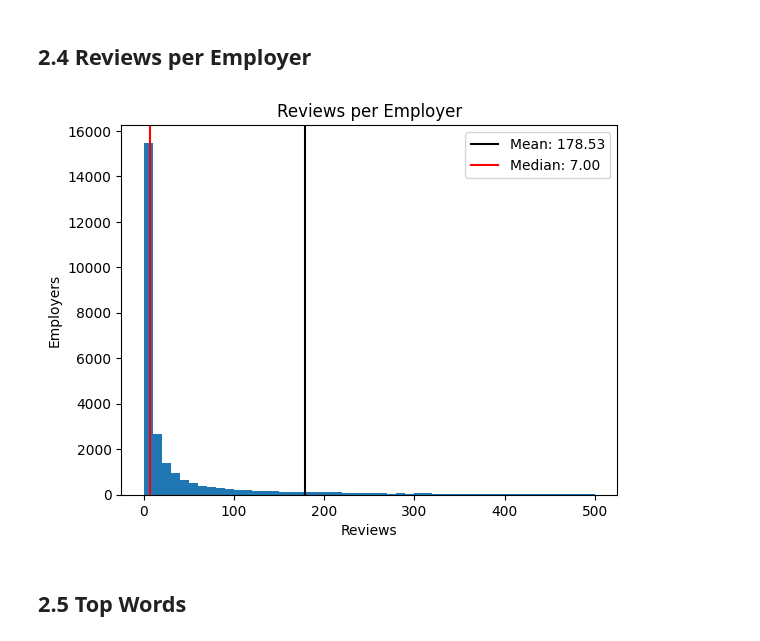
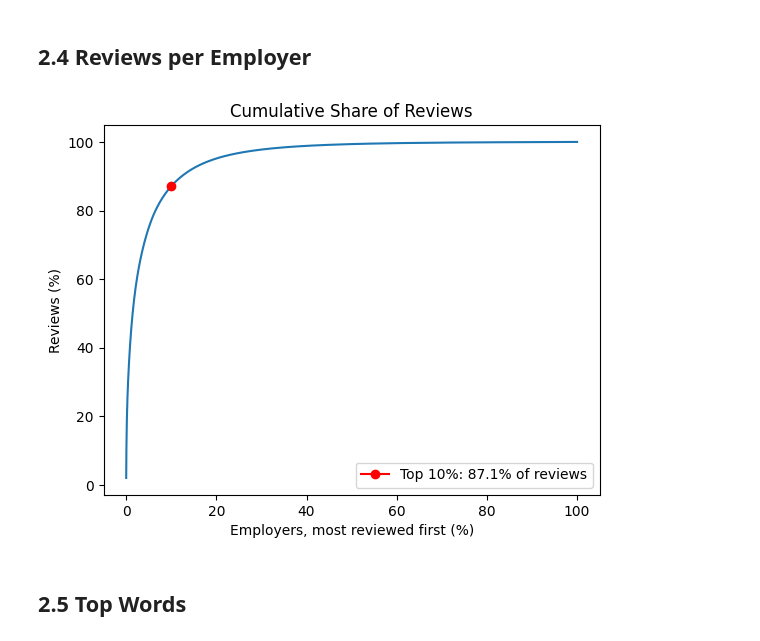
Before and after one commit to kirito-takahashi/what-former-employees-say, a Jupyter notebook: final/final_analysis.ipynb, the cells around one changed output. Cells and saved outputs as stored; diff of their text form; code cells hidden in the pictures.

```diff
--- a/final/final_analysis.ipynb
+++ b/final/final_analysis.ipynb
@@ -202,20 +203,23 @@ plt.show()
 [figure]
 # %% [markdown]
 ## 2.4 Reviews per Employer
-# %%
-per_firm = df["firm_id"].value_counts()
-
-plt.hist(per_firm, bins=50, range=(0, 500))
-plt.axvline(x=per_firm.mean(), color="black", label=f"Mean: {per_firm.mean():.2f}")
-plt.axvline(x=per_firm.median(), color="red", label=f"Median: {per_firm.median():.2f}")
-plt.title("Reviews per Employer")
-plt.xlabel("Reviews")
-plt.ylabel("Employers")
-
-plt.legend()
-plt.show()
-# %% [output]
-[figure, removed]
+# %%
+per_firm = df["firm_id"].value_counts()
+
+review_share = per_firm.cumsum().to_numpy() / per_firm.sum() * 100
+employer_share = np.arange(1, len(per_firm) + 1) / len(per_firm) * 100
+top10_share = review_share[employer_share <= 10][-1]
+
+plt.plot(employer_share, review_share)
+plt.plot(10, top10_share, marker="o", color="red", label=f"Top 10%: {top10_share:.1f}% of reviews")
+plt.title("Cumulative Share of Reviews")
+plt.xlabel("Employers, most reviewed first (%)")
+plt.ylabel("Reviews (%)")
+
+plt.legend()
+plt.show()
+# %% [output]
+[figure, added]
 # %% [markdown]
 ## 2.5 Top Words
 # %%
```
Also changed, not shown: parts of 6 cells of this notebook, 14 other files.
